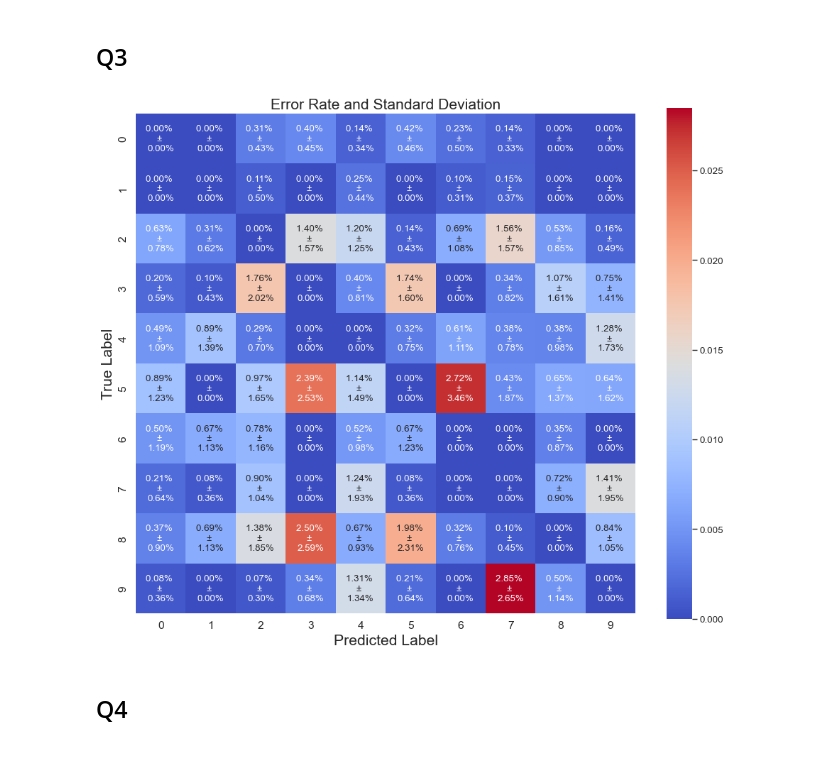
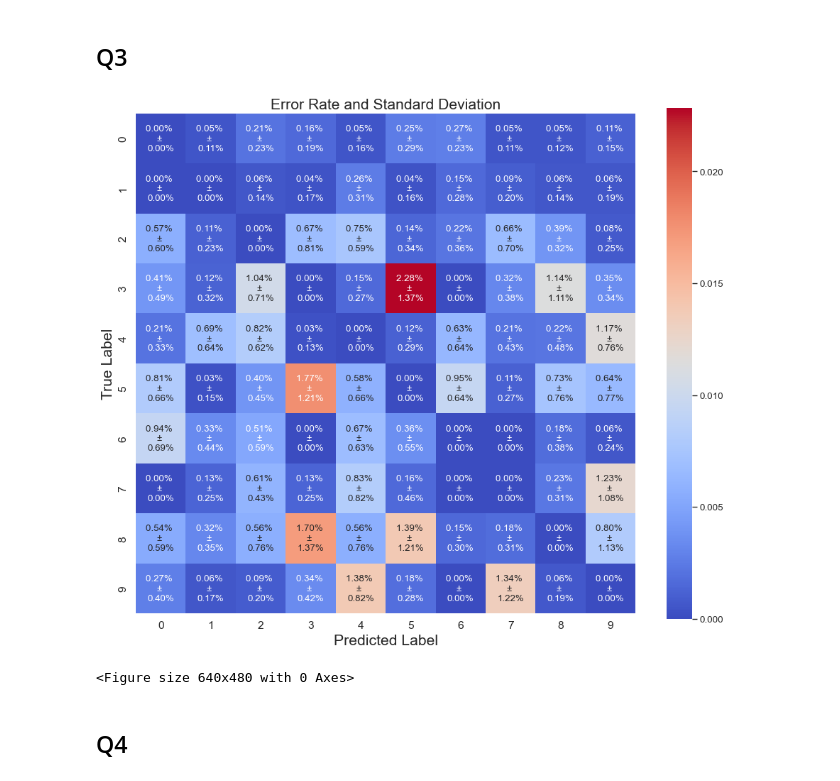
Before and after one commit to marcali/Supervised_Learning_CW2, a Jupyter notebook: KernelPerceptron.ipynb, the cells around one changed output. Saved outputs shown, nothing was run; the diff lists cells and outputs as text; code cells hidden in the pictures.

```diff
--- a/KernelPerceptron.ipynb
+++ b/KernelPerceptron.ipynb
@@ -14,9 +14,10 @@ from sklearn.model_selection import train_test_split
 # %%
 #loading data
 zipcombo = np.loadtxt('zipcombo.dat')
-zipcombo_qater = zipcombo[:len(zipcombo)//3]
+zipcombo_qater = zipcombo[:len(zipcombo)//1]
 training_data = np.loadtxt('dtrain123.dat')
 test_data = np.loadtxt('dtest123.dat')
+x_data, y_labels = split_into_data_and_labels(zipcombo_qater)
 
 #some training data is continuous, need to make sure everything is either -1 or 1
 # %%
@@ -325,19 +456,24 @@ for i_run in range(N_RUNS):
 # %%
-std_dev_matrix = calculate_std_dev(confusion_matrices)
-mean_confusion_matrix = confusion_matrices.mean(axis=0)
-combined_matrix = np.vectorize(lambda mean, std: f"{mean*100:.2f}% \n± \n{std*100:.2f}%")(mean_confusion_matrix, std_dev_matrix)
+def plot_confusion_matrix(confusion_matrices):
+    std_dev_matrix = calculate_confusion_matrix_std(confusion_matrices)
+    mean_confusion_matrix = confusion_matrices.mean(axis=0)
+    combined_matrix = np.vectorize(lambda mean, std: f"{mean*100:.2f}% \n± \n{std*100:.2f}%")(mean_confusion_matrix, std_dev_matrix)
 
-plt.figure(figsize=(12, 10), dpi=80)
-sns.set(style="whitegrid", font_scale=1.1)
-ax = sns.heatmap(mean_confusion_matrix, annot=combined_matrix, fmt="", cmap='coolwarm', cbar=True, square=True, annot_kws={"size": 12}, xticklabels=np.arange(10), yticklabels=np.arange(10))
-plt.title("Confusion matrix")
-plt.title("Error Rate and Standard Deviation", fontsize=19)
-plt.xlabel('Predicted Label', fontsize=19)
-plt.ylabel('True Label', fontsize=19)
-plt.xticks(fontsize=14)
-plt.yticks(fontsize=14)
-plt.tight_layout()
+    plt.figure(figsize=(12, 10), dpi=80)
+    sns.set(style="whitegrid", font_scale=1.1)
+    ax = sns.heatmap(mean_confusion_matrix, annot=combined_matrix, fmt="", cmap='coolwarm', cbar=True, square=True, annot_kws={"size": 12}, xticklabels=np.arange(10), yticklabels=np.arange(10))
+    plt.title("Error Rate and Standard Deviation", fontsize=19)
+    plt.xlabel('Predicted Label', fontsize=19)
+    plt.ylabel('True Label', fontsize=19)
+    plt.xticks(fontsize=14)
+    plt.yticks(fontsize=14)
+    plt.tight_layout()
+    plt.show()
+    plt.savefig('confusion_matrix.png')
+
+plot_confusion_matrix(confusion_matrices)
 # %% [output]
-[figure, old version]
+[figure, new version]
+<Figure size 640x480 with 0 Axes>
 # %% [markdown]
 ## Q4
```
Also changed, not shown: parts of 32 cells of this notebook, 5 other files.
